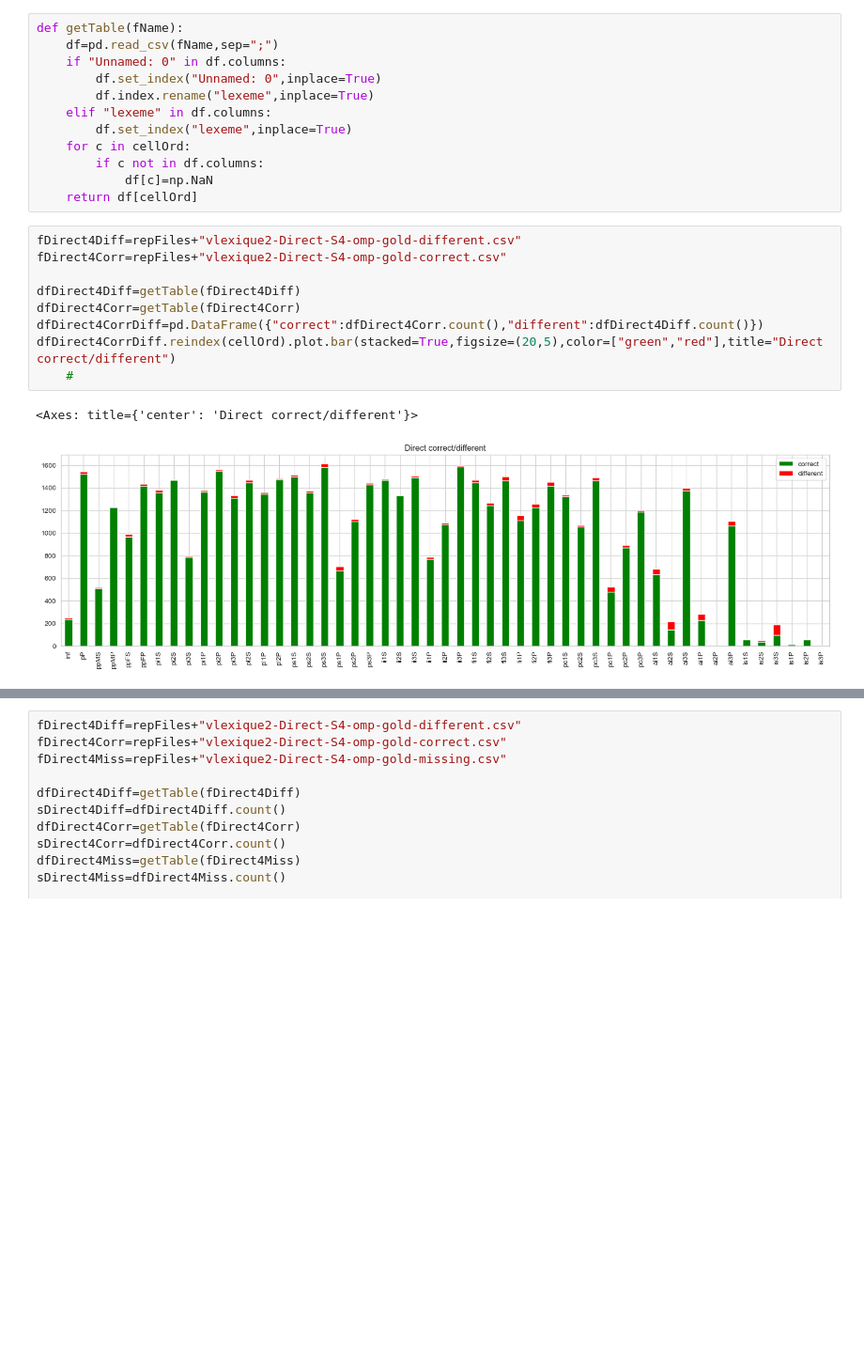
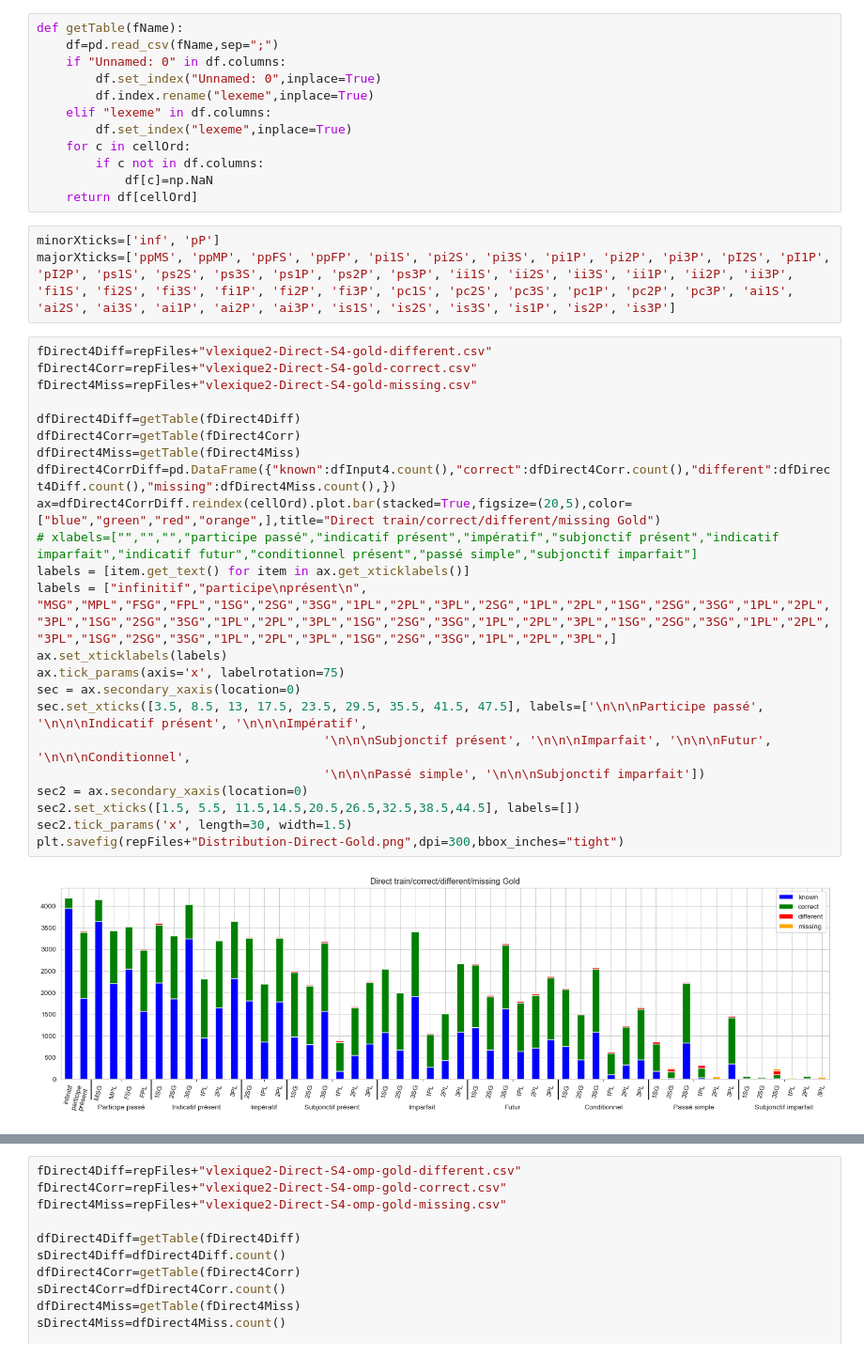
Before and after one commit to gboye/SWIM, a Jupyter notebook: ParadigmGeneration/Vlexique2/WordStructure-Statistiques-S4-Gold.ipynb, the cells around one changed output, grey strips where cells are left out. Shown at 94% size. Cells and saved outputs as stored; diff of their text form; blank space fills up the shorter version.

```diff
--- a/ParadigmGeneration/Vlexique2/WordStructure-Statistiques-S4-Gold.ipynb
+++ b/ParadigmGeneration/Vlexique2/WordStructure-Statistiques-S4-Gold.ipynb
@@ -101,15 +112,31 @@ def getTable(fName):
         if c not in df.columns:
             df[c]=np.NaN
     return df[cellOrd]
+# %%
+minorXticks=['inf', 'pP']
+majorXticks=['ppMS', 'ppMP', 'ppFS', 'ppFP', 'pi1S', 'pi2S', 'pi3S', 'pi1P', 'pi2P', 'pi3P', 'pI2S', 'pI1P', 'pI2P', 'ps1S', 'ps2S', 'ps3S', 'ps1P', 'ps2P', 'ps3P', 'ii1S', 'ii2S', 'ii3S', 'ii1P', 'ii2P', 'ii3P', 'fi1S', 'fi2S', 'fi3S', 'fi1P', 'fi2P', 'fi3P', 'pc1S', 'pc2S', 'pc3S', 'pc1P', 'pc2P', 'pc3P', 'ai1S', 'ai2S', 'ai3S', 'ai1P', 'ai2P', 'ai3P', 'is1S', 'is2S', 'is3S', 'is1P', 'is2P', 'is3P']
 # %%
-fDirect4Diff=repFiles+"vlexique2-Direct-S4-omp-gold-different.csv"
-fDirect4Corr=repFiles+"vlexique2-Direct-S4-omp-gold-correct.csv"
+fDirect4Diff=repFiles+"vlexique2-Direct-S4-gold-different.csv"
+fDirect4Corr=repFiles+"vlexique2-Direct-S4-gold-correct.csv"
+fDirect4Miss=repFiles+"vlexique2-Direct-S4-gold-missing.csv"
 
 dfDirect4Diff=getTable(fDirect4Diff)
 dfDirect4Corr=getTable(fDirect4Corr)
-dfDirect4CorrDiff=pd.DataFrame({"correct":dfDirect4Corr.count(),"different":dfDirect4Diff.count()})
-dfDirect4CorrDiff.reindex(cellOrd).plot.bar(stacked=True,figsize=(20,5),color=["green","red"],title="Direct correct/different")
-    #
+dfDirect4Miss=getTable(fDirect4Miss)
+dfDirect4CorrDiff=pd.DataFrame({"known":dfInput4.count(),"correct":dfDirect4Corr.count(),"different":dfDirect4Diff.count(),"missing":dfDirect4Miss.count(),})
+ax=dfDirect4CorrDiff.reindex(cellOrd).plot.bar(stacked=True,figsize=(20,5),color=["blue","green","red","orange",],title="Direct train/correct/different/missing Gold")
+# xlabels=["","","","participe passé","indicatif présent","impératif","subjonctif présent","indicatif imparfait","indicatif futur","conditionnel présent","passé simple","subjonctif imparfait"]
+labels = [item.get_text() for item in ax.get_xticklabels()]
+labels = ["infinitif","participe\nprésent\n", "MSG","MPL","FSG","FPL","1SG","2SG","3SG","1PL","2PL","3PL","2SG","1PL","2PL","1SG","2SG","3SG","1PL","2PL","3PL","1SG","2SG","3SG","1PL","2PL","3PL","1SG","2SG","3SG","1PL","2PL","3PL","1SG","2SG","3SG","1PL","2PL","3PL","1SG","2SG","3SG","1PL","2PL","3PL","1SG","2SG","3SG","1PL","2PL","3PL",]
+ax.set_xticklabels(labels)
+ax.tick_params(axis='x', labelrotation=75)
+sec = ax.secondary_xaxis(location=0)
+sec.set_xticks([3.5, 8.5, 13, 17.5, 23.5, 29.5, 35.5, 41.5, 47.5], labels=['\n\n\nParticipe passé', '\n\n\nIndicatif présent', '\n\n\nImpératif',
+                                       '\n\n\nSubjonctif présent', '\n\n\nImparfait', '\n\n\nFutur', '\n\n\nConditionnel',
+                                       '\n\n\nPassé simple', '\n\n\nSubjonctif imparfait'])
+sec2 = ax.secondary_xaxis(location=0)
+sec2.set_xticks([1.5, 5.5, 11.5,14.5,20.5,26.5,32.5,38.5,44.5], labels=[])
+sec2.tick_params('x', length=30, width=1.5)
+plt.savefig(repFiles+"Distribution-Direct-Gold.png",dpi=300,bbox_inches="tight")
 # %% [output]
-<Axes: title={'center': 'Direct correct/different'}>
-[figure, old version]
+[figure, new version]
```
Also changed, not shown: parts of 6 cells of this notebook, 5 other files.
